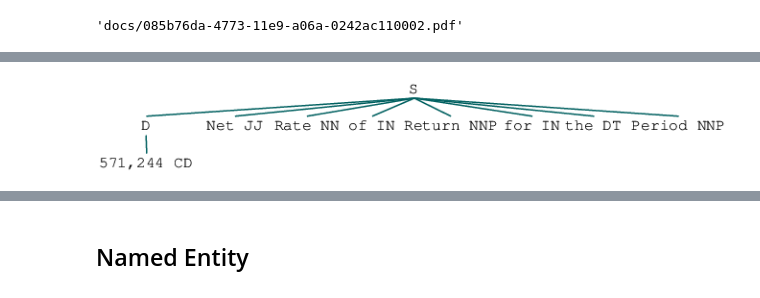
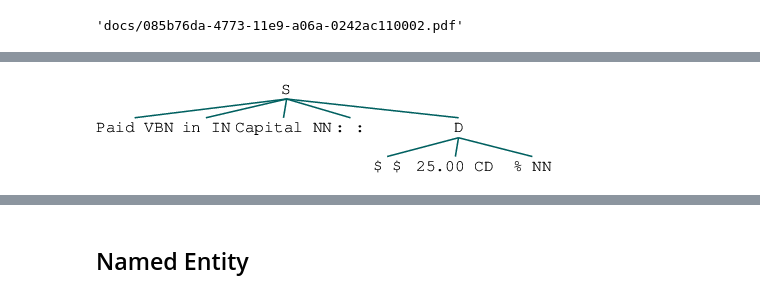
Before and after one commit to Aries0331/FinancialDataExtraction, a Jupyter notebook: Untitled.ipynb, the cells around one changed output, grey strips where cells are left out. Saved outputs shown, nothing was run; the diff lists cells and outputs as text; code cells hidden in the pictures.

```diff
--- a/Untitled.ipynb
+++ b/Untitled.ipynb
@@ -395,0 +424,10 @@ s1
+# %%
+w2 = []
+for elm in w1:
+    i = 0
+    while i < len(elm):
+        if '/' in elm[i] or '-' in elm[i] or '(' in elm[i] or ')' in elm[i]:
+            del elm[i]
+        else:
+            i += 1
+    w2.append(elm)
@@ -396,4 +455,6 @@ s1
+# %%
+cp2 = nltk.RegexpParser(r'D: {<\$>*<CD>{1,}<,|.>*<NN>*}')
 # %%
-tagged = [nltk.pos_tag(nltk.word_tokenize(word)) for word in sentences]
+tagged = [nltk.pos_tag(word) for word in w2]
 tagged = [item for item in tagged if item != []]
 # %%
@@ -419,6 +470,4 @@ tagged
-# %%
-cp2 = nltk.RegexpParser(r'D: {<CD>}')
 # %%
-cp2.parse(tagged[19])
+cp2.parse(tagged[5])
 # %% [output]
-[figure, old version]
+[figure, new version]
```
Also changed, not shown: parts of 17 cells of this notebook, 3 other files.
